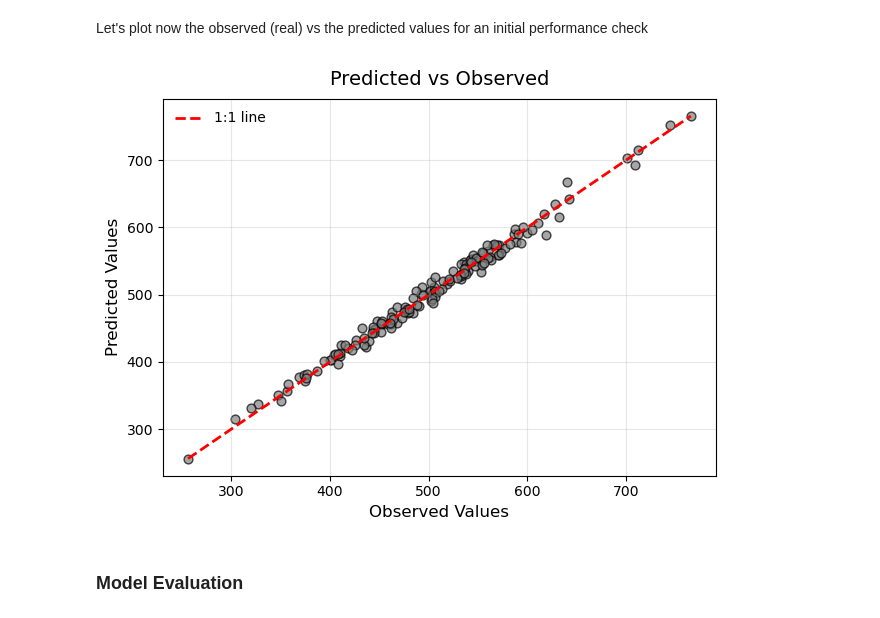
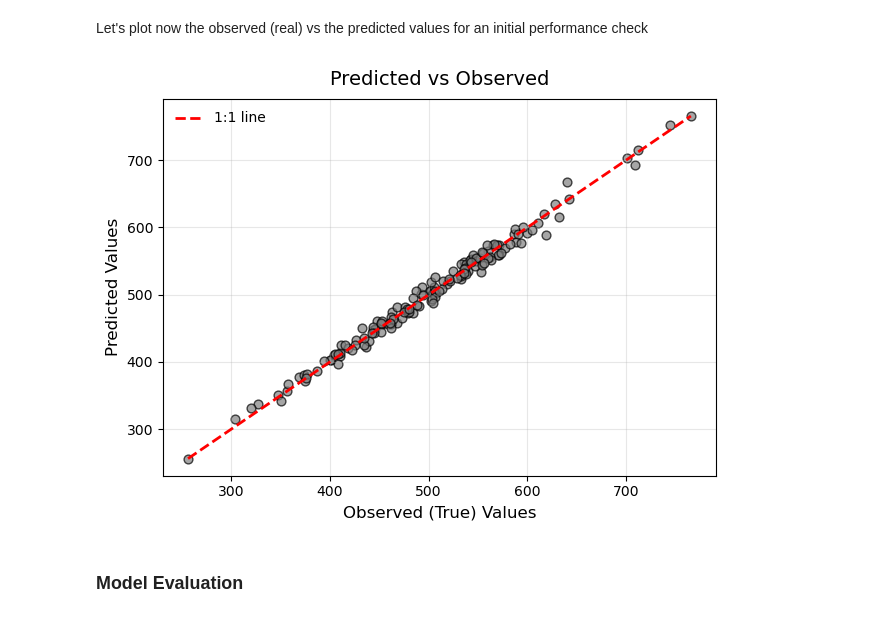
Before and after one commit to AlejandroFuentePinero/python-ML-course-projects, a Jupyter notebook: 01_linear_regression/01_linear_regression_project.ipynb, the cells around one changed output. Cells and saved outputs as stored; diff of their text form; code cells hidden in the pictures.

```diff
--- a/01_linear_regression/01_linear_regression_project.ipynb
+++ b/01_linear_regression/01_linear_regression_project.ipynb
@@ -154,15 +158,15 @@ Let's plot now the observed (real) vs the predicted values for an initial perfor
 # %%
 plt.scatter(y_test, predictions, c = 'grey', s=40, alpha=0.7, edgecolor='black')
 lims = [min(y_test.min(), predictions.min()), max(y_test.max(), predictions.max())]
 plt.plot(lims, lims, '--', color='red', linewidth=2, label='1:1 line')
-plt.xlabel("Observed Values", fontsize=12)
+plt.xlabel("Observed (True) Values", fontsize=12)
 plt.ylabel("Predicted Values", fontsize=12)
 plt.title("Predicted vs Observed", fontsize=14, pad=10)
 plt.grid(alpha=0.3)
 plt.legend(frameon=False)
 plt.tight_layout()
 # %% [output]
-[figure, old version]
+[figure, new version]
 # %% [markdown]
 ### Model Evaluation
 # %% [markdown]
```
Also changed, not shown: parts of 9 cells of this notebook.
